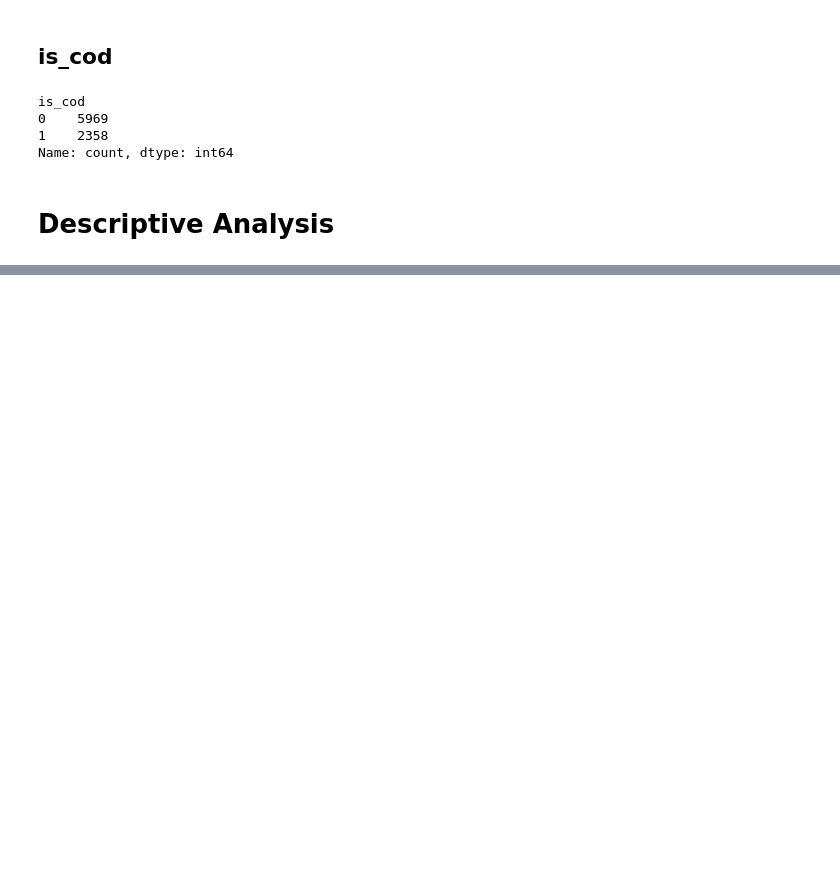
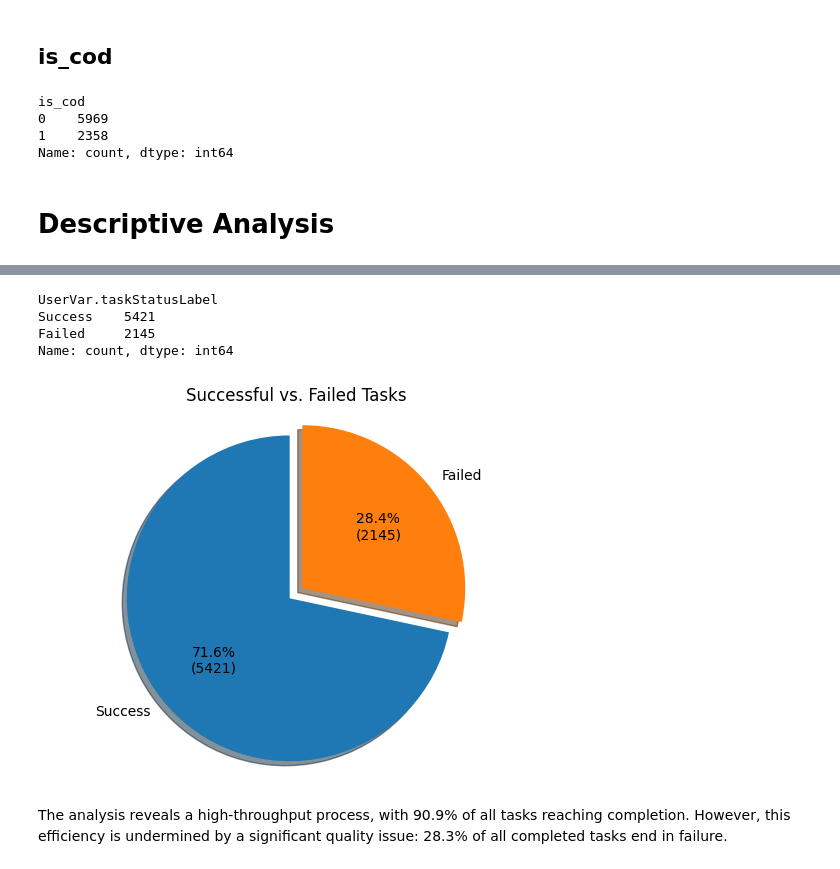
Before and after one commit to kurniadit/logistic_operational_analysis, a Jupyter notebook: analytics.ipynb, the cells around one changed output, grey strips where cells are left out. Saved outputs shown, nothing was run; the diff lists cells and outputs as text; code cells hidden in the pictures; blank space fills up the shorter version.

```diff
--- a/analytics.ipynb
+++ b/analytics.ipynb
@@ -385,0 +406,25 @@ plt.show()
+# %%
+task_status_label
+# %% [output]
+UserVar.taskStatusLabel
+Success    5421
+Failed     2145
+Name: count, dtype: int64
+# %%
+explode = (0, 0.1)
+
+# fig1, ax1 = plt.subplots()
+plt.pie(task_status_label.values,
+        explode=explode,
+        labels=task_status_label.index,
+        autopct=lambda pct: func(pct, task_status_label.values),
+        shadow=True, startangle=90)
+plt.axis('equal')  # Equal aspect ratio ensures that pie is drawn as a circle.
+
+# Menambahkan judul
+plt.title("Successful vs. Failed Tasks")
+plt.show()
+# %% [output]
+[figure, added]
+# %% [markdown]
+The analysis reveals a high-throughput process, with 90.9% of all tasks reaching completion. However, this efficiency is undermined by a significant quality issue: 28.3% of all completed tasks end in failure.
```
Also changed, not shown: parts of 52 cells of this notebook.
